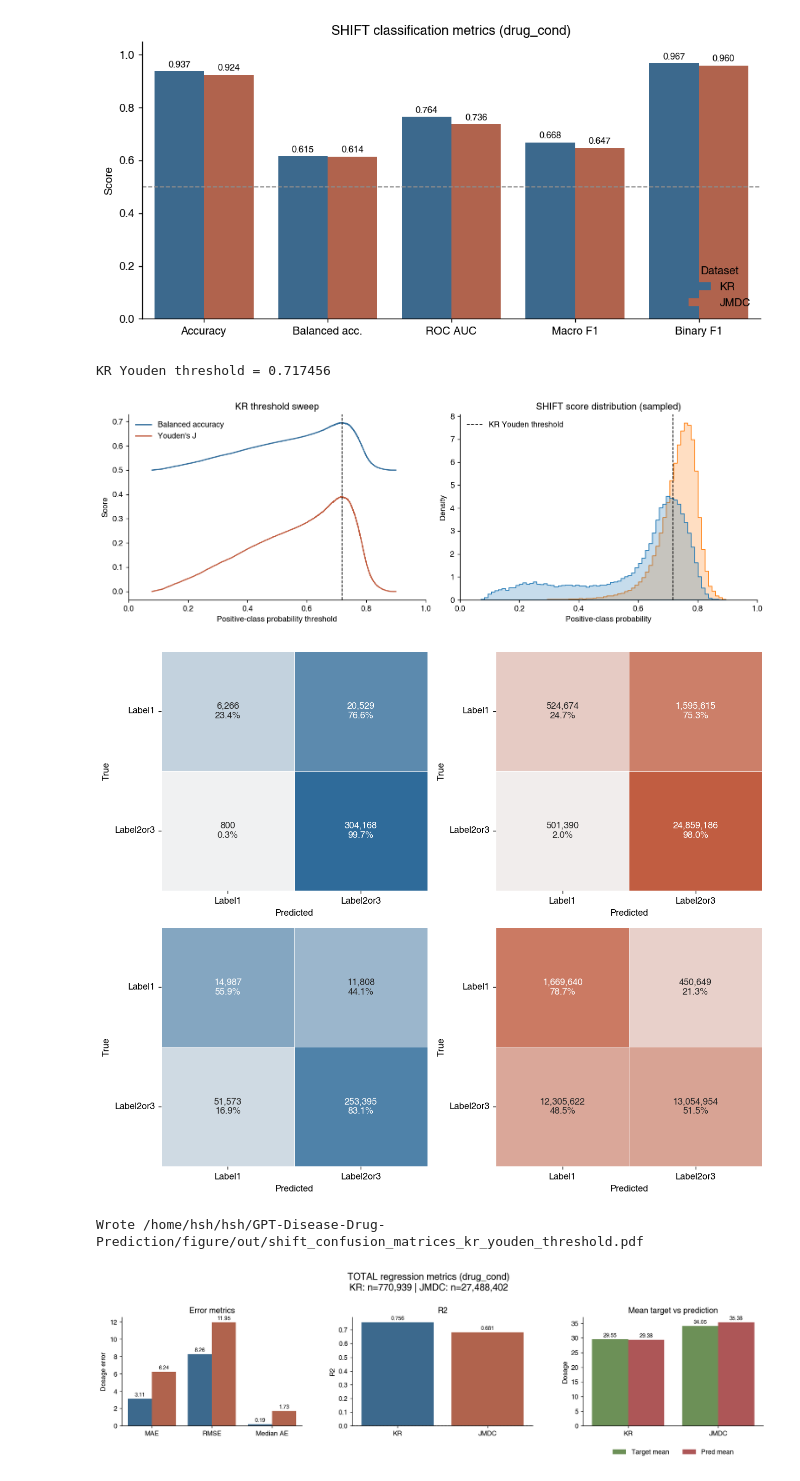
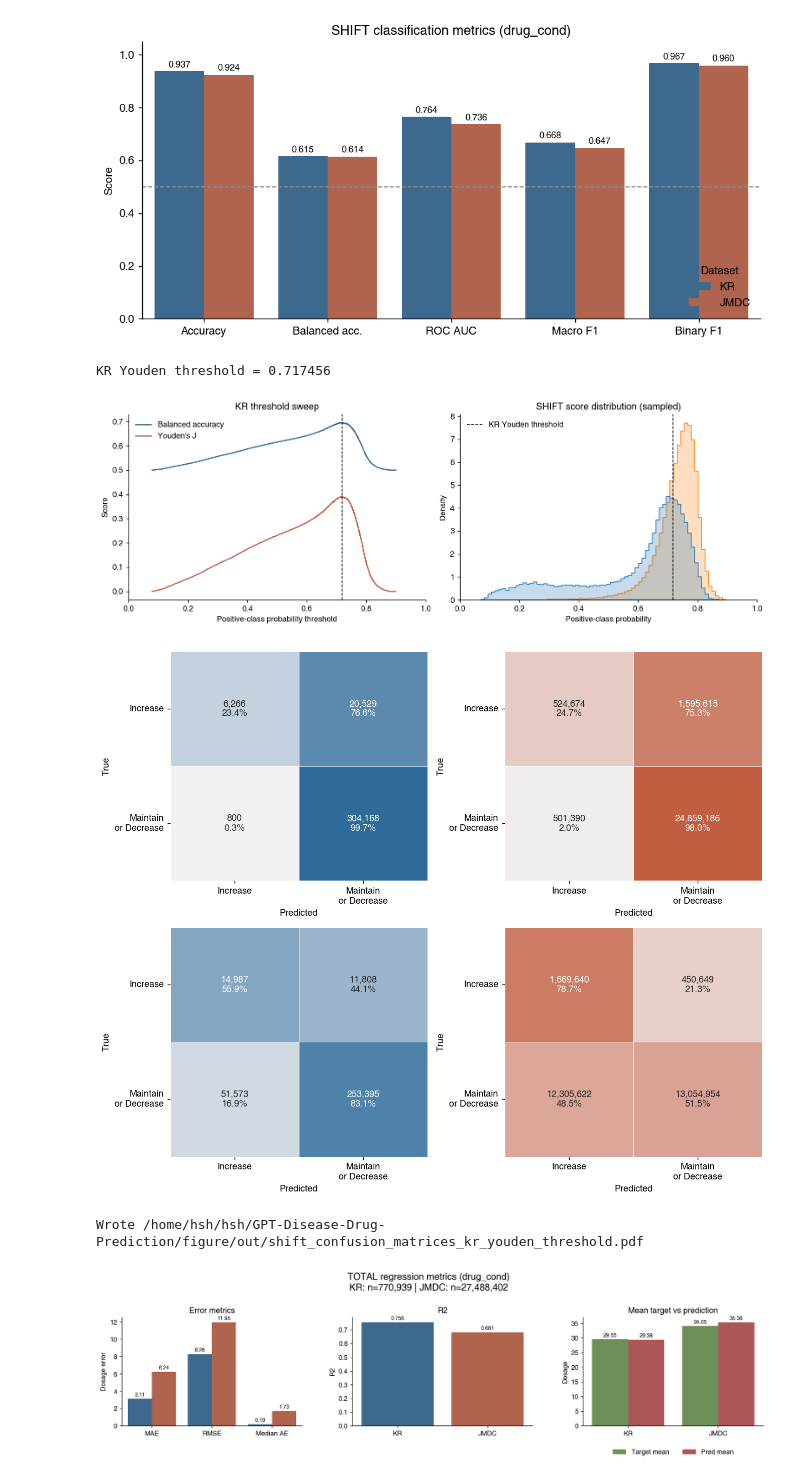
Before and after one commit to CenterforDigitalHealth/DM-CDHNet, a Jupyter notebook: figure/med_performance.ipynb, the cells around one changed output. Drawn from its saved outputs; the diff is of its cells as text; code cells hidden in the pictures.

```diff
--- a/figure/med_performance.ipynb
+++ b/figure/med_performance.ipynb
@@ -198,7 +198,7 @@ def load_shift_raw(path, prefer_drug_cond=True):
     if probs.shape[1] == 2:
         binary_target = (target == 1).astype(int)
         score = probs[:, 1]
-        negative_label, positive_label = 'Label1', 'Label2or3'
+        negative_label, positive_label = 'Increase', 'Maintain\nor Decrease'
     elif probs.shape[1] == 3:
         binary_target = (target != 1).astype(int)
         score = probs[:, 0] + probs[:, 2]
@@ -287,7 +287,7 @@ def plot_threshold_confusion_matrices(metrics_rows, shift_raw, save_path):
             ax.tick_params(axis='x', rotation=0)
             ax.tick_params(axis='y', rotation=0)
     fig.tight_layout()
-    # fig.savefig(save_path, bbox_inches='tight')
+    fig.savefig(save_path, bbox_inches='tight')
     plt.show()
     print(f'Wrote {save_path}')
 
@@ -356,7 +356,7 @@ def plot_total_predicted_vs_true(total_raw, save_path):
         if idx == 0:
             ax.legend(frameon=True, loc='upper left', fontsize=9)
     fig.tight_layout(w_pad=1.8)
-    # fig.savefig(save_path, bbox_inches='tight')
+    fig.savefig(save_path, bbox_inches='tight')
     plt.show()
     print(f'Wrote {save_path}')
 # %%
@@ -385,7 +385,7 @@ for ax, (dataset, record) in zip(axes, records.items()):
     cm = cm[np.ix_(order_idx, order_idx)]
     display_name = {
         'Label1': 'Increase',
-        'Label2or3': 'Decrease\nor Maintain',
+        'Label2or3': 'Maintain\nor Decrease',
     }
     class_names = [display_name.get(raw_names[i], raw_names[i]) for i in order_idx]
     row_sums = cm.sum(axis=1, keepdims=True)
@@ -471,36 +471,36 @@ for dataset, raw in shift_raw.items():
 
 fig, axes = plt.subplots(1, 2, figsize=(12, 4.2))
 axes[0].plot(kr_curve['threshold'], kr_curve['balanced_accuracy'], label='Balanced accuracy', color='#2F6B9A')
 axes[0].plot(kr_curve['threshold'], kr_curve['youden'], label="Youden's J", color='#C05A3D')
 axes[0].axvline(kr_threshold, color='black', linestyle='--', linewidth=1)
 axes[0].set_xlim(0, 1)
 axes[0].set_xlabel('Positive-class probability threshold')
 axes[0].set_ylabel('Score')
 axes[0].set_title('KR threshold sweep')
 axes[0].legend(frameon=False)
 
 score_parts = []
 for dataset, raw in shift_raw.items():
     label_names = np.where(raw['binary_target'] == 1, raw['positive_label'], raw['negative_label'])
     score_parts.append(_sample_for_plot(pd.DataFrame({'dataset': dataset, 'score': raw['score'], 'target_label': label_names})))
 score_df = pd.concat(score_parts, ignore_index=True)
 sns.histplot(data=score_df, x='score', hue='target_label', stat='density', common_norm=False, element='step', bins=70, ax=axes[1])
 axes[1].axvline(kr_threshold, color='black', linestyle='--', linewidth=1, label='KR Youden threshold')
 axes[1].set_xlim(0, 1)
 axes[1].set_xlabel('Positive-class probability')
 axes[1].set_title('SHIFT score distribution (sampled)')
 axes[1].legend(frameon=False)
 fig.tight_layout()
-# threshold_curve_path = OUT_DIR / 'shift_youden_threshold_kr_jmdc.pdf'
-# fig.savefig(threshold_curve_path, bbox_inches='tight')
+threshold_curve_path = OUT_DIR / 'shift_youden_threshold_kr_jmdc.pdf'
+fig.savefig(threshold_curve_path, bbox_inches='tight')
 plt.show()
 # print(f'Wrote {threshold_curve_path}')
 
 plot_threshold_confusion_matrices(threshold_rows, shift_raw, OUT_DIR / 'shift_confusion_matrices_kr_youden_threshold.pdf')
 # %% [output]
 KR Youden threshold = 0.717456
 [figure]
-[figure, old version]
+[figure, new version]
 Wrote /home/hsh/hsh/GPT-Disease-Drug-Prediction/figure/out/shift_confusion_matrices_kr_youden_threshold.pdf
 # %%
 total_numeric = total_summary.copy()
```
Also changed, not shown: parts of 1 cell of this notebook, 4 other files.
